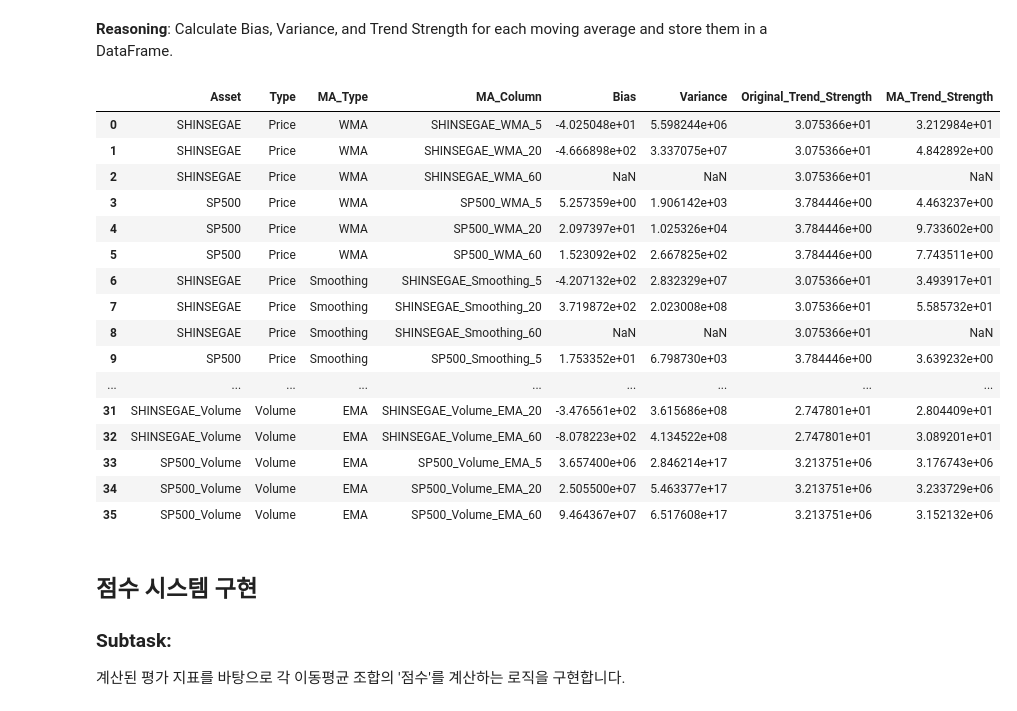
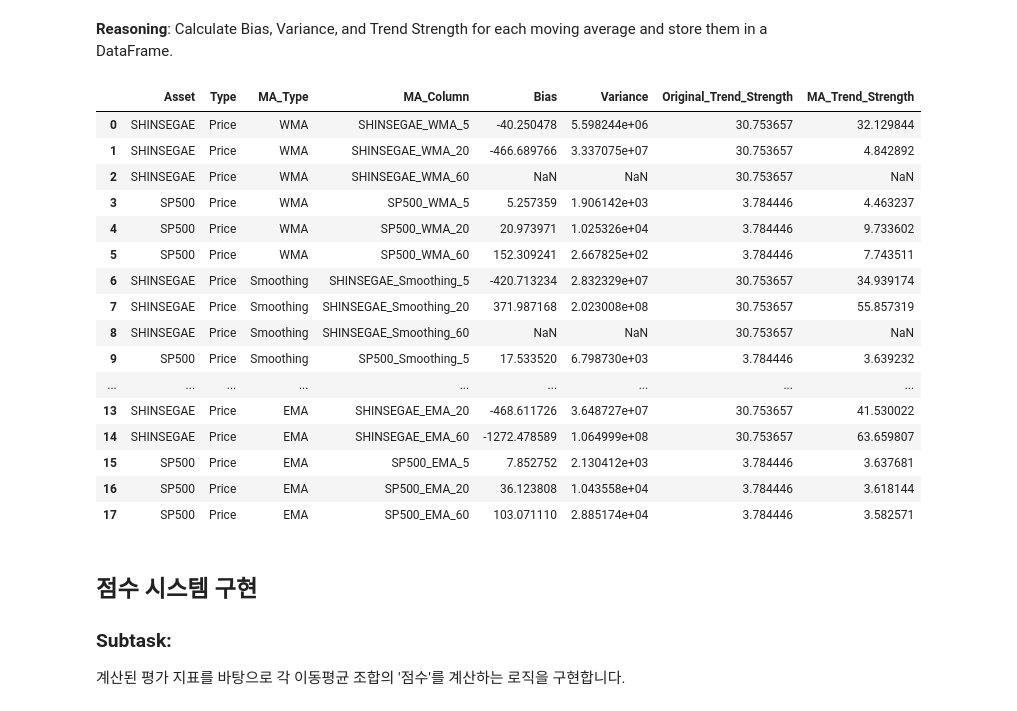
Before and after one commit to lym0405/simple_homepage, a Jupyter notebook: 알고리듬_개인과제.ipynb, the cells around one changed output. Drawn from its saved outputs; the diff is of its cells as text; code cells hidden in the pictures.

```diff
--- a/알고리듬_개인과제.ipynb
+++ b/알고리듬_개인과제.ipynb
@@ -570,82 +519,50 @@ for ma_type, ma_df in price_dfs.items():
                 # Calculate Bias
                 bias = (original_data - ma_data).mean()
 
                 # Calculate Variance
                 variance = (original_data - ma_data).var()
 
                 # Calculate Trend Strength of Original and MA
                 original_trend_strength = calculate_trend_strength(original_data)
                 ma_trend_strength = calculate_trend_strength(ma_data)
 
                 # Store metrics
                 metrics_list.append({
                     'Asset': original_col,
                     'Type': 'Price',
                     'MA_Type': ma_type,
                     'MA_Column': ma_col,
                     'Bias': bias,
                     'Variance': variance,
                     'Original_Trend_Strength': original_trend_strength,
                     'MA_Trend_Strength': ma_trend_strength
                 })
 
-# Process Volume Moving Averages
-volume_dfs = {'WMA': df_vol_wma, 'Smoothing': df_vol_smoothing, 'EMA': df_vol_ema}
-volume_cols = ['SHINSEGAE_Volume', 'SP500_Volume']
-
-for ma_type, ma_df in volume_dfs.items():
-    for original_col in volume_cols:
-        original_data = vol_df[original_col]
-        for ma_col in ma_df.columns:
-            if ma_col.startswith(original_col) and f'_{ma_type}_' in ma_col:
-                 ma_data = ma_df[ma_col]
-
-                 # Calculate Bias
-                 bias = (original_data - ma_data).mean()
-
-                 # Calculate Variance
-                 variance = (original_data - ma_data).var()
-
-                 # Calculate Trend Strength of Original and MA
-                 original_trend_strength = calculate_trend_strength(original_data)
-                 ma_trend_strength = calculate_trend_strength(ma_data)
-
-                 # Store metrics
-                 metrics_list.append({
-                     'Asset': original_col,
-                     'Type': 'Volume',
-                     'MA_Type': ma_type,
-                     'MA_Column': ma_col,
-                     'Bias': bias,
-                     'Variance': variance,
-                     'Original_Trend_Strength': original_trend_strength,
-                     'MA_Trend_Strength': ma_trend_strength
-                 })
-
+# Remove Volume MA metrics calculation as requested by the user
 
 # Convert metrics list to DataFrame
 metrics_df = pd.DataFrame(metrics_list)
 
 # Display the metrics DataFrame
 display(metrics_df)
 # %% [output]
 |  | Asset | Type | MA_Type | MA_Column | Bias | Variance | Original_Trend_Strength | MA_Trend_Strength |
-| 0 | SHINSEGAE | Price | WMA | SHINSEGAE_WMA_5 | -4.025048e+01 | 5.598244e+06 | 3.075366e+01 | 3.212984e+01 |
-| 1 | SHINSEGAE | Price | WMA | SHINSEGAE_WMA_20 | -4.666898e+02 | 3.337075e+07 | 3.075366e+01 | 4.842892e+00 |
-| 2 | SHINSEGAE | Price | WMA | SHINSEGAE_WMA_60 | NaN | NaN | 3.075366e+01 | NaN |
-| 3 | SP500 | Price | WMA | SP500_WMA_5 | 5.257359e+00 | 1.906142e+03 | 3.784446e+00 | 4.463237e+00 |
-| 4 | SP500 | Price | WMA | SP500_WMA_20 | 2.097397e+01 | 1.025326e+04 | 3.784446e+00 | 9.733602e+00 |
-| 5 | SP500 | Price | WMA | SP500_WMA_60 | 1.523092e+02 | 2.667825e+02 | 3.784446e+00 | 7.743511e+00 |
-| 6 | SHINSEGAE | Price | Smoothing | SHINSEGAE_Smoothing_5 | -4.207132e+02 | 2.832329e+07 | 3.075366e+01 | 3.493917e+01 |
-| 7 | SHINSEGAE | Price | Smoothing | SHINSEGAE_Smoothing_20 | 3.719872e+02 | 2.023008e+08 | 3.075366e+01 | 5.585732e+01 |
-| 8 | SHINSEGAE | Price | Smoothing | SHINSEGAE_Smoothing_60 | NaN | NaN | 3.075366e+01 | NaN |
-| 9 | SP500 | Price | Smoothing | SP500_Smoothing_5 | 1.753352e+01 | 6.798730e+03 | 3.784446e+00 | 3.639232e+00 |
+| 0 | SHINSEGAE | Price | WMA | SHINSEGAE_WMA_5 | -40.250478 | 5.598244e+06 | 30.753657 | 32.129844 |
+| 1 | SHINSEGAE | Price | WMA | SHINSEGAE_WMA_20 | -466.689766 | 3.337075e+07 | 30.753657 | 4.842892 |
+| 2 | SHINSEGAE | Price | WMA | SHINSEGAE_WMA_60 | NaN | NaN | 30.753657 | NaN |
+| 3 | SP500 | Price | WMA | SP500_WMA_5 | 5.257359 | 1.906142e+03 | 3.784446 | 4.463237 |
+| 4 | SP500 | Price | WMA | SP500_WMA_20 | 20.973971 | 1.025326e+04 | 3.784446 | 9.733602 |
+| 5 | SP500 | Price | WMA | SP500_WMA_60 | 152.309241 | 2.667825e+02 | 3.784446 | 7.743511 |
+| 6 | SHINSEGAE | Price | Smoothing | SHINSEGAE_Smoothing_5 | -420.713234 | 2.832329e+07 | 30.753657 | 34.939174 |
+| 7 | SHINSEGAE | Price | Smoothing | SHINSEGAE_Smoothing_20 | 371.987168 | 2.023008e+08 | 30.753657 | 55.857319 |
+| 8 | SHINSEGAE | Price | Smoothing | SHINSEGAE_Smoothing_60 | NaN | NaN | 30.753657 | NaN |
+| 9 | SP500 | Price | Smoothing | SP500_Smoothing_5 | 17.533520 | 6.798730e+03 | 3.784446 | 3.639232 |
 | ... | ... | ... | ... | ... | ... | ... | ... | ... |
-| 31 | SHINSEGAE_Volume | Volume | EMA | SHINSEGAE_Volume_EMA_20 | -3.476561e+02 | 3.615686e+08 | 2.747801e+01 | 2.804409e+01 |
-| 32 | SHINSEGAE_Volume | Volume | EMA | SHINSEGAE_Volume_EMA_60 | -8.078223e+02 | 4.134522e+08 | 2.747801e+01 | 3.089201e+01 |
-| 33 | SP500_Volume | Volume | EMA | SP500_Volume_EMA_5 | 3.657400e+06 | 2.846214e+17 | 3.213751e+06 | 3.176743e+06 |
-| 34 | SP500_Volume | Volume | EMA | SP500_Volume_EMA_20 | 2.505500e+07 | 5.463377e+17 | 3.213751e+06 | 3.233729e+06 |
-| 35 | SP500_Volume | Volume | EMA | SP500_Volume_EMA_60 | 9.464367e+07 | 6.517608e+17 | 3.213751e+06 | 3.152132e+06 |
+| 13 | SHINSEGAE | Price | EMA | SHINSEGAE_EMA_20 | -468.611726 | 3.648727e+07 | 30.753657 | 41.530022 |
+| 14 | SHINSEGAE | Price | EMA | SHINSEGAE_EMA_60 | -1272.478589 | 1.064999e+08 | 30.753657 | 63.659807 |
+| 15 | SP500 | Price | EMA | SP500_EMA_5 | 7.852752 | 2.130412e+03 | 3.784446 | 3.637681 |
+| 16 | SP500 | Price | EMA | SP500_EMA_20 | 36.123808 | 1.043558e+04 | 3.784446 | 3.618144 |
+| 17 | SP500 | Price | EMA | SP500_EMA_60 | 103.071110 | 2.885174e+04 | 3.784446 | 3.582571 |
 # %% [markdown]
 ## 점수 시스템 구현
 
```
Also changed, not shown: parts of 7 cells of this notebook.
